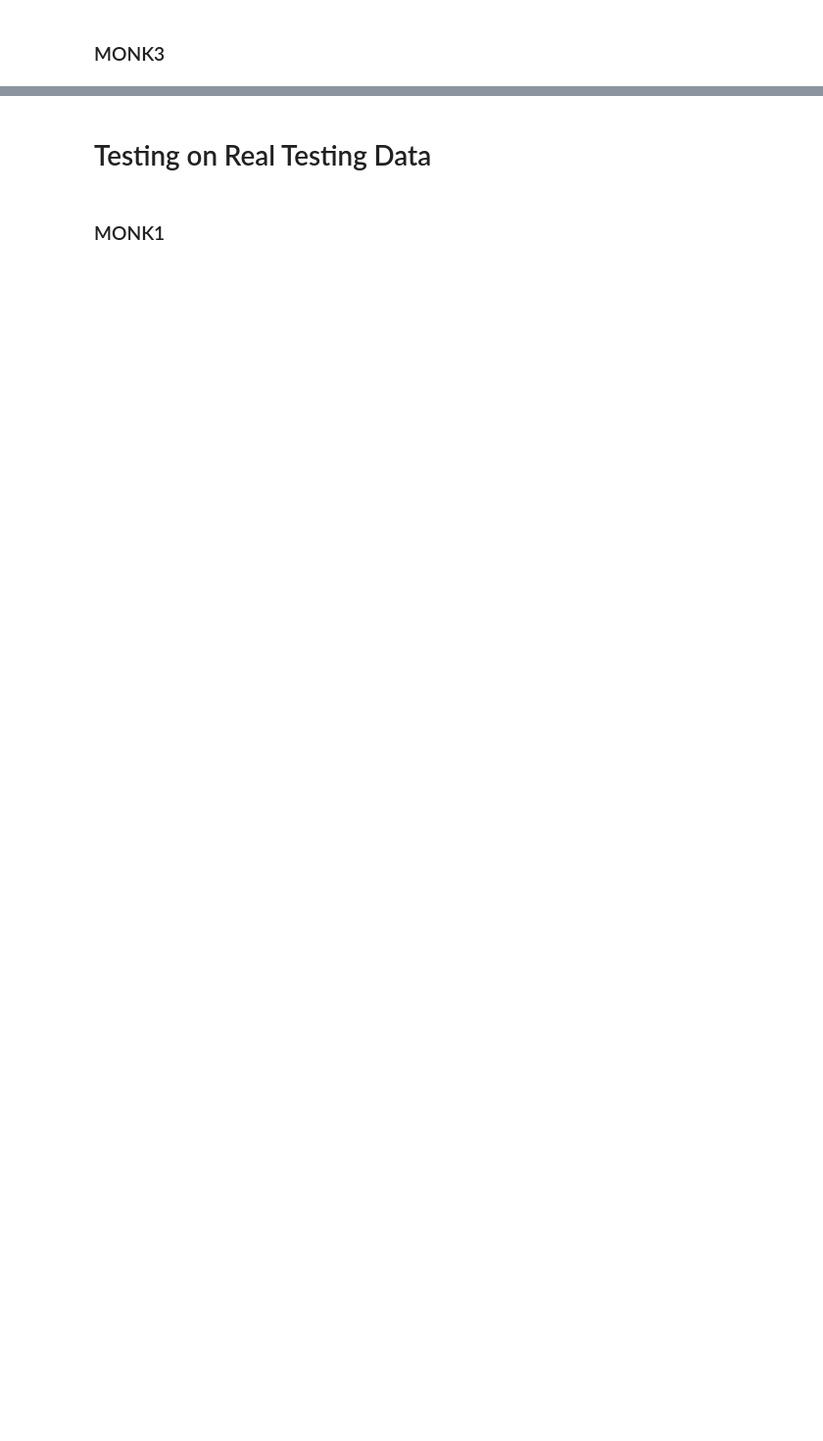
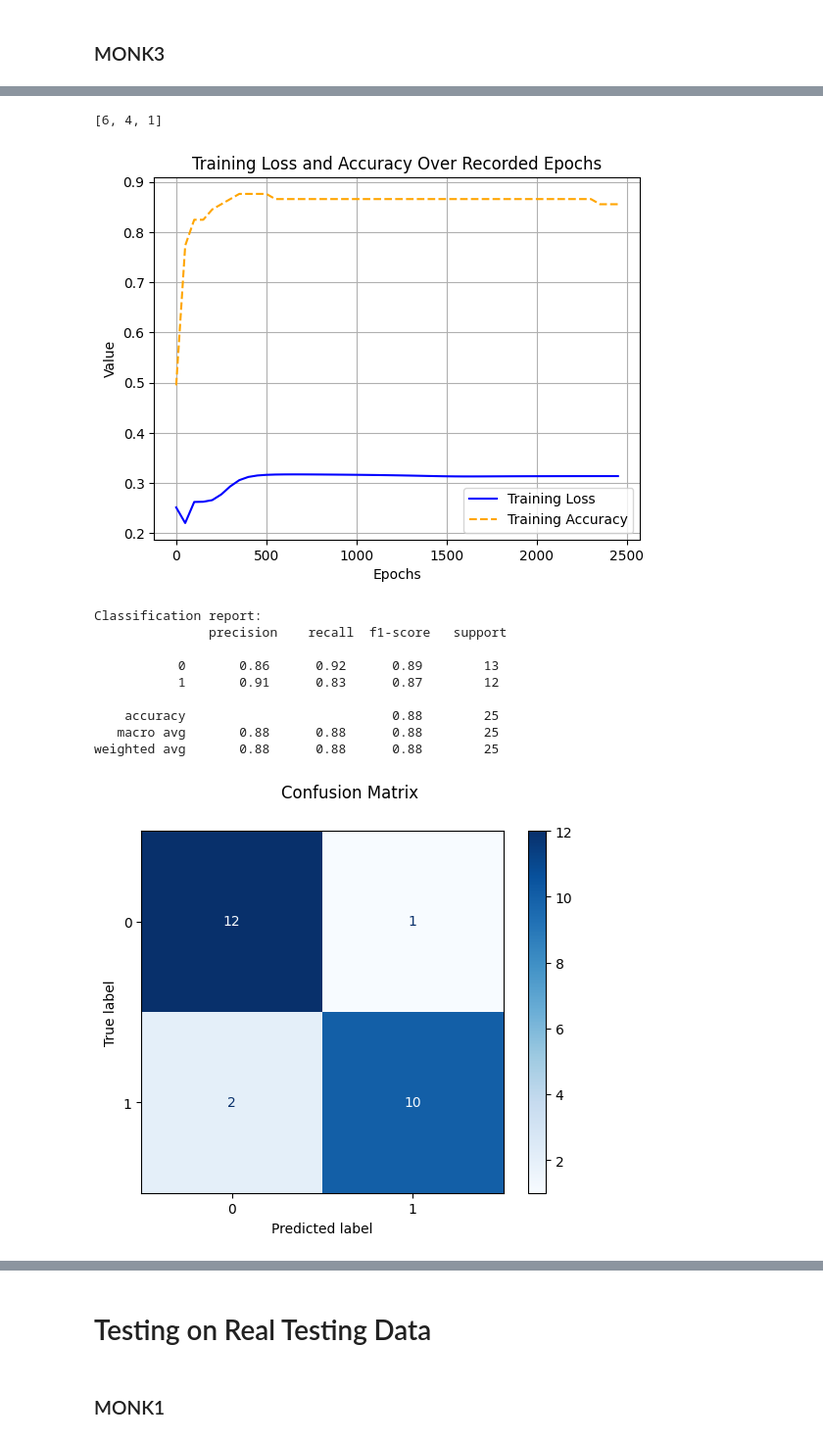
Before and after one commit to mary-alrayes/ml_project, a Jupyter notebook: ml_project.ipynb, the cells around one changed output, grey strips where cells are left out. Shown at 98% size. Drawn from its saved outputs; the diff is of its cells as text; code cells hidden in the pictures; blank space fills up the shorter version.

```diff
--- a/ml_project.ipynb
+++ b/ml_project.ipynb
@@ -1503,32 +1454,45 @@ nn3 = CustomNeuralNetwork(input_size=6,
                          learning_rate=best_params['learning_rate'],
                          momentum=best_params['momentum'],
                          lambd=best_params['lambd'],
-                         patience = best_params['patience']
+
                          )
 
 # Train the network
 history = nn3.fit(X, y, epochs=2500)
 
 # Plot a single graph with Loss and Training Accuracy
 plt.figure()
 
 # Plot Training Loss
-plt.plot(history['epoch'], history['loss'], label='Training Loss', color='blue', linestyle='-')
+plt.plot(history['epoch'], history['train_loss'], label='Training Loss', color='blue', linestyle='-')
 
 # Plot Training Accuracy
 plt.plot(history['epoch'], history['train_acc'], label='Training Accuracy', color='orange', linestyle='--')
 
 # Configure the plot
 plt.xlabel('Epochs')  # X-axis as the recorded epochs
 plt.ylabel('Value')  # Shared y-axis label
 plt.title('Training Loss and Accuracy Over Recorded Epochs')
 plt.legend()  # Display legend
 plt.grid(True)
 
 # Display the plot
 plt.show()
 
 
 # Test predictions
 monk3_test_nn_predictions = nn3.predict(monk3_validation_X)
 customClassificationReport(monk3_validation_Y, monk3_test_nn_predictions)
+# %% [output]
+[6, 4, 1]
+[figure, added]
+Classification report:
+               precision    recall  f1-score   support
+
+           0       0.86      0.92      0.89        13
+           1       0.91      0.83      0.87        12
+
+    accuracy                           0.88        25
+   macro avg       0.88      0.88      0.88        25
+weighted avg       0.88      0.88      0.88        25
+[figure, added]
```
Also changed, not shown: parts of 40 cells of this notebook.
